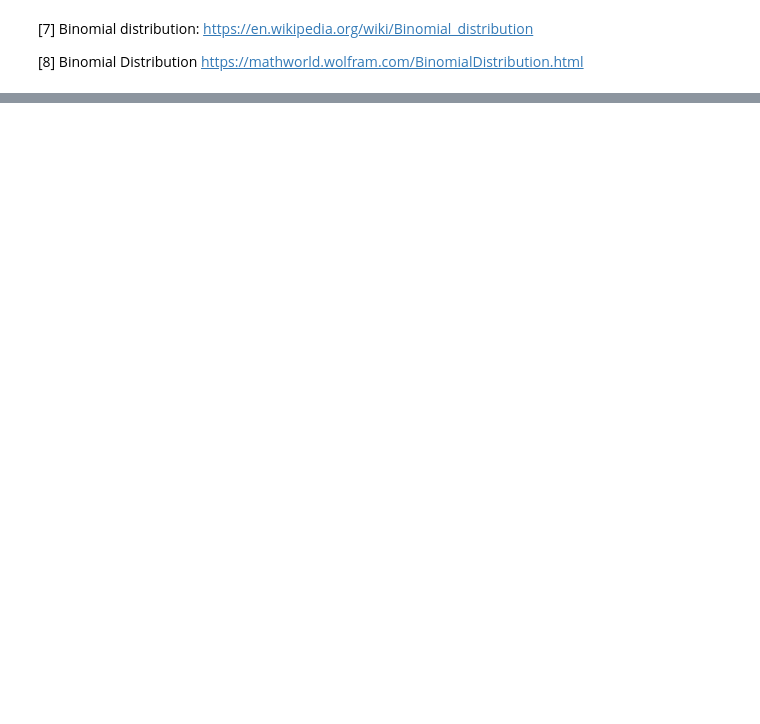
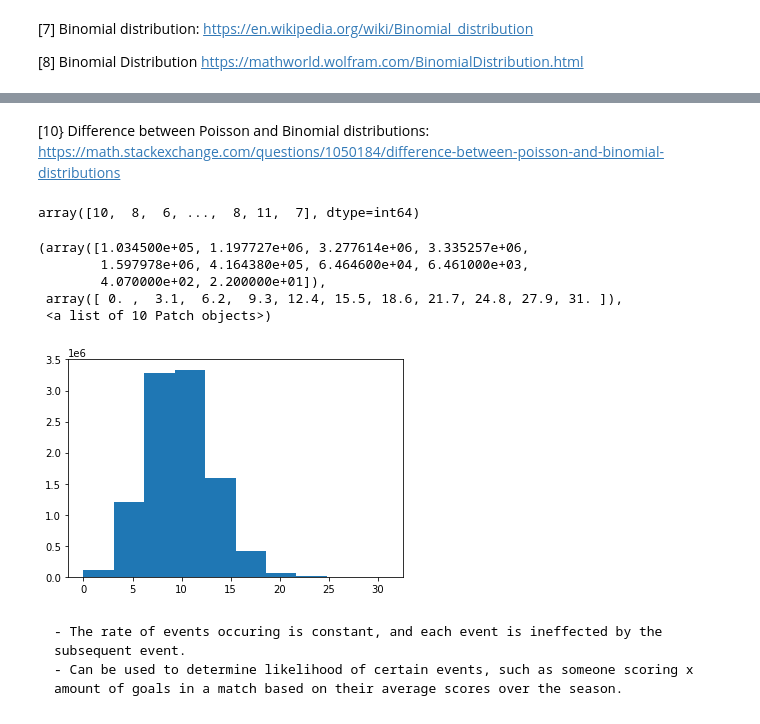
Before and after one commit to Crash-Bandicode/numpy-random, a Jupyter notebook: numpy.random.ipynb, the cells around one changed output, grey strips where cells are left out. Drawn from its saved outputs; the diff is of its cells as text; code cells hidden in the pictures; blank space fills up the shorter version.

Commit message:
Added poisson section

```diff
--- a/numpy.random.ipynb
+++ b/numpy.random.ipynb
@@ -557,0 +568,19 @@ plt.hist(g)
+# %% [markdown]
+[10} Difference between Poisson and Binomial distributions: https://math.stackexchange.com/questions/1050184/difference-between-poisson-and-binomial-distributions
+# %%
+h = rng.poisson(10, 10000000)
+h
+# %% [output]
+array([10,  8,  6, ...,  8, 11,  7], dtype=int64)
+# %%
+plt.hist(h)
+# %% [output]
+(array([1.034500e+05, 1.197727e+06, 3.277614e+06, 3.335257e+06,
+        1.597978e+06, 4.164380e+05, 6.464600e+04, 6.461000e+03,
+        4.070000e+02, 2.200000e+01]),
+ array([ 0. ,  3.1,  6.2,  9.3, 12.4, 15.5, 18.6, 21.7, 24.8, 27.9, 31. ]),
+ <a list of 10 Patch objects>)
+[figure, added]
+# %% [markdown]
+    - The rate of events occuring is constant, and each event is ineffected by the subsequent event.
+    - Can be used to determine likelihood of certain events, such as someone scoring x amount of goals in a match based on their average scores over the season.
```
Also changed, not shown: parts of 38 cells of this notebook.
